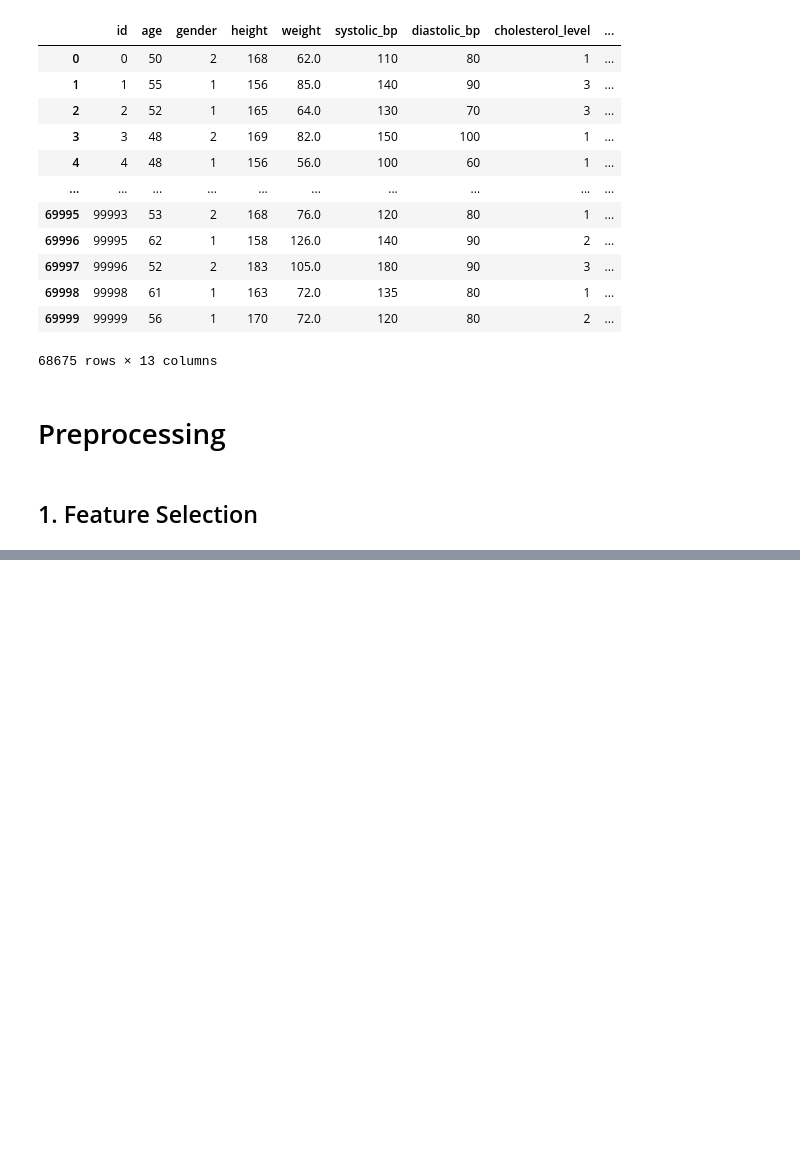
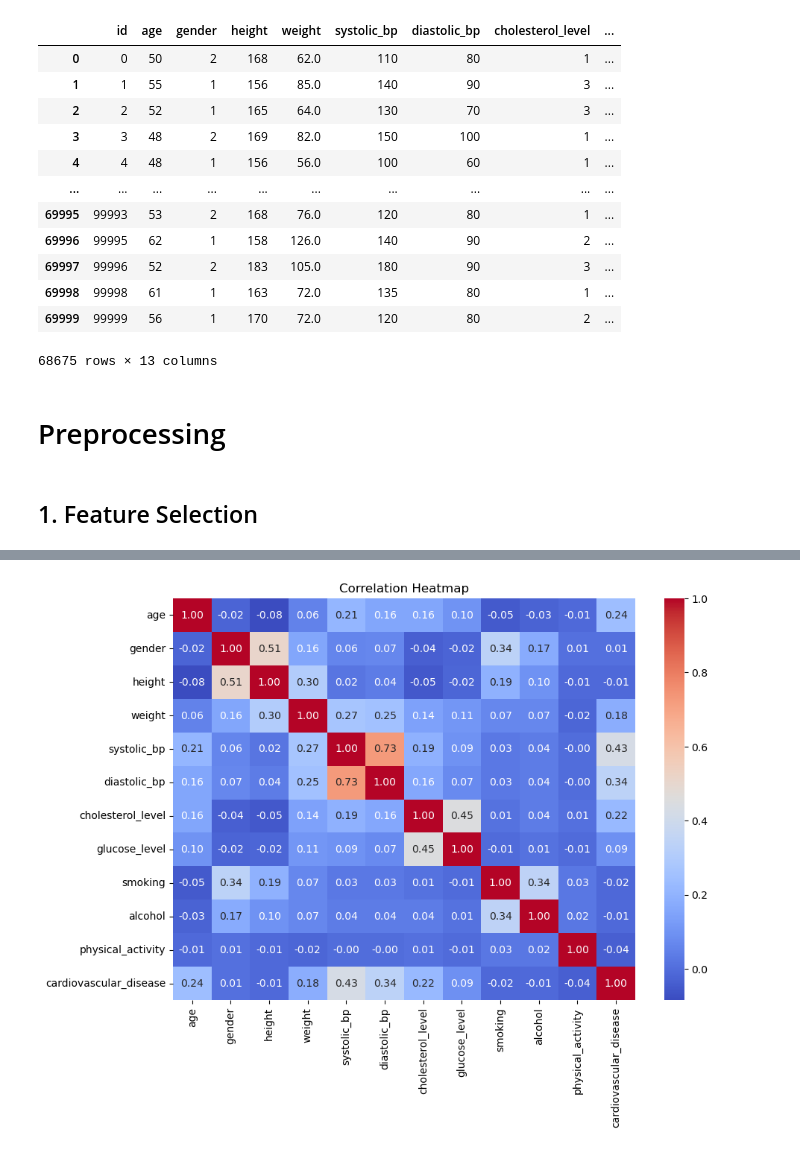
Before and after one commit to Chauhanekta21/Cardiovascular-Disease-Estimator-KNN, a Jupyter notebook: jupyter_notebook/cardiovascular_disease_knn.ipynb, the cells around one changed output, grey strips where cells are left out. Drawn from its saved outputs; the diff is of its cells as text; code cells hidden in the pictures; blank space fills up the shorter version.

```diff
--- a/jupyter_notebook/cardiovascular_disease_knn.ipynb
+++ b/jupyter_notebook/cardiovascular_disease_knn.ipynb
@@ -501,0 +500,14 @@ clean_df
+# %%
+plt.figure(figsize=(10, 7))
+
+sns.heatmap(
+    clean_df.drop(columns='id').corr(),
+    annot=True,
+    cmap='coolwarm',
+    fmt='.2f'
+)
+
+plt.title('Correlation Heatmap')
+plt.show()
+# %% [output]
+[figure, added]
```
Also changed, not shown: parts of 33 cells of this notebook.
